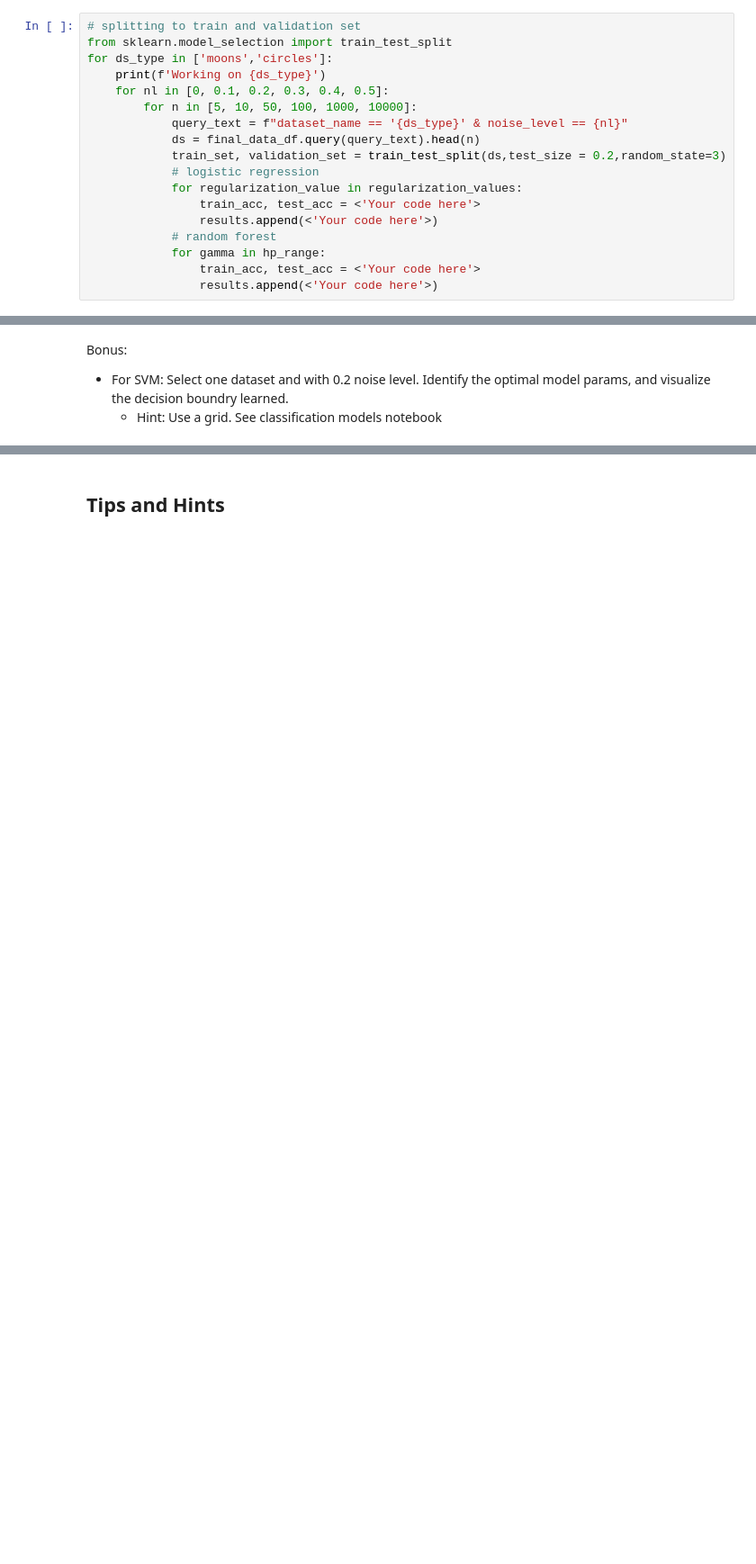
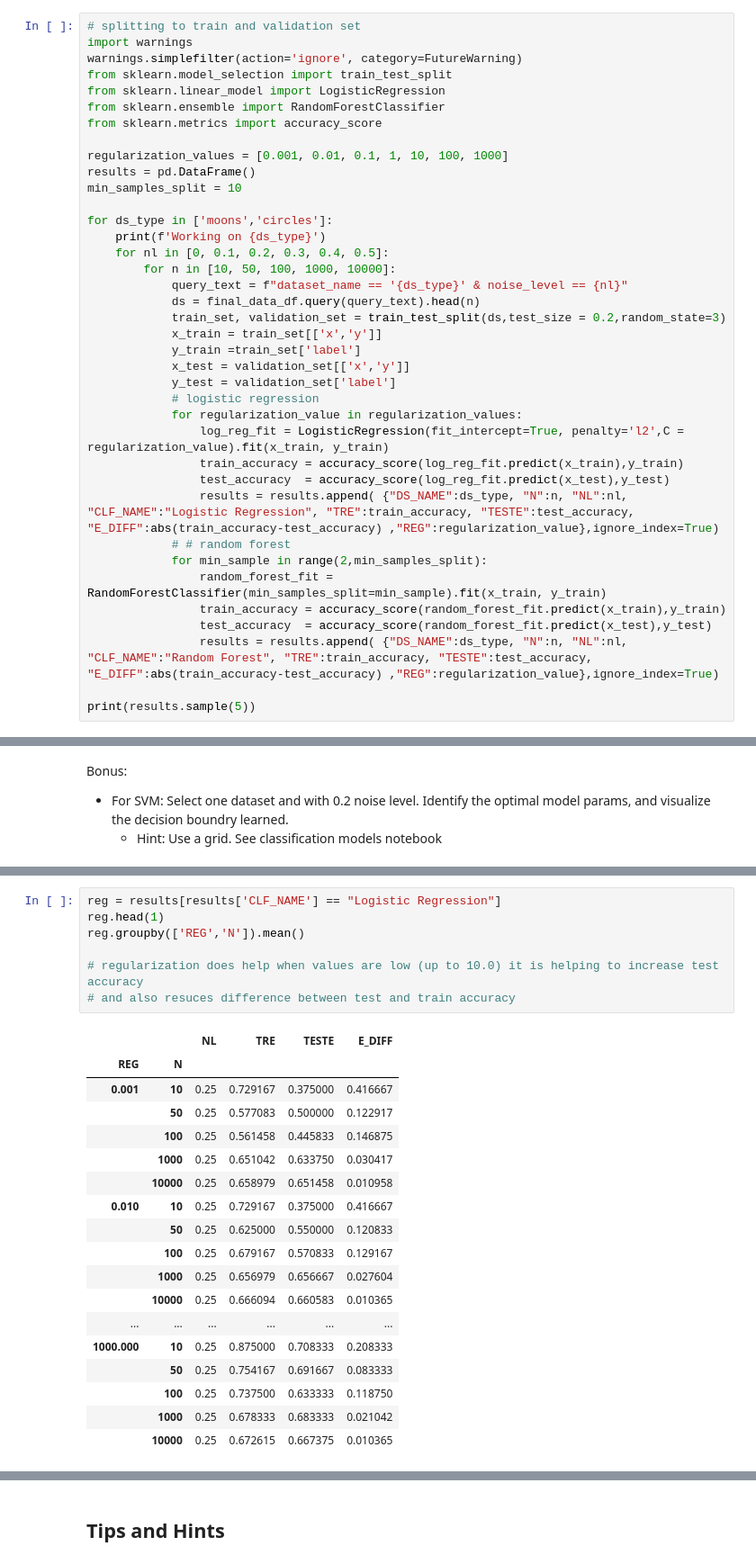
Before and after one commit to lior15/Python_ML_2023, a Jupyter notebook: Exercises/Modeling Exercise Solution.ipynb, the cells around one changed output, grey strips where cells are left out. Shown: that part at 90% size. Drawn from its saved outputs; the diff is of its cells as text; blank space fills up the shorter version.

```diff
--- a/Exercises/Modeling Exercise Solution.ipynb
+++ b/Exercises/Modeling Exercise Solution.ipynb
@@ -94,21 +94,41 @@ moons         0.0            10000
 Name: x, dtype: int64
 # %%
 # splitting to train and validation set
+import warnings
+warnings.simplefilter(action='ignore', category=FutureWarning)
 from sklearn.model_selection import train_test_split
+from sklearn.linear_model import LogisticRegression
+from sklearn.ensemble import RandomForestClassifier
+from sklearn.metrics import accuracy_score
+
+regularization_values = [0.001, 0.01, 0.1, 1, 10, 100, 1000]
+results = pd.DataFrame()
+min_samples_split = 10
+
 for ds_type in ['moons','circles']:
     print(f'Working on {ds_type}')
     for nl in [0, 0.1, 0.2, 0.3, 0.4, 0.5]:
-        for n in [5, 10, 50, 100, 1000, 10000]:
+        for n in [10, 50, 100, 1000, 10000]:
             query_text = f"dataset_name == '{ds_type}' & noise_level == {nl}"
             ds = final_data_df.query(query_text).head(n)
             train_set, validation_set = train_test_split(ds,test_size = 0.2,random_state=3)
+            x_train = train_set[['x','y']]
+            y_train =train_set['label']
+            x_test = validation_set[['x','y']]
+            y_test = validation_set['label']
             # logistic regression
             for regularization_value in regularization_values:
-                train_acc, test_acc = <'Your code here'>
-                results.append(<'Your code here'>)
-            # random forest
-            for gamma in hp_range:
-                train_acc, test_acc = <'Your code here'>
-                results.append(<'Your code here'>)
+                log_reg_fit = LogisticRegression(fit_intercept=True, penalty='l2',C = regularization_value).fit(x_train, y_train)
+                train_accuracy = accuracy_score(log_reg_fit.predict(x_train),y_train)
+                test_accuracy  = accuracy_score(log_reg_fit.predict(x_test),y_test)
+                results = results.append( {"DS_NAME":ds_type, "N":n, "NL":nl, "CLF_NAME":"Logistic Regression", "TRE":train_accuracy, "TESTE":test_accuracy, "E_DIFF":abs(train_accuracy-test_accuracy) ,"REG":regularization_value},ignore_index=True)
+            # # random forest
+            for min_sample in range(2,min_samples_split):
+                random_forest_fit = RandomForestClassifier(min_samples_split=min_sample).fit(x_train, y_train)
+                train_accuracy = accuracy_score(random_forest_fit.predict(x_train),y_train)
+                test_accuracy  = accuracy_score(random_forest_fit.predict(x_test),y_test)
+                results = results.append( {"DS_NAME":ds_type, "N":n, "NL":nl, "CLF_NAME":"Random Forest", "TRE":train_accuracy, "TESTE":test_accuracy, "E_DIFF":abs(train_accuracy-test_accuracy) ,"REG":regularization_value},ignore_index=True)
+
+print(results.sample(5))
 # %% [output]
 Working on moons
@@ -144,0 +160,26 @@ Bonus:
+# %%
+reg = results[results['CLF_NAME'] == "Logistic Regression"]
+reg.head(1)
+reg.groupby(['REG','N']).mean()
+
+# regularization does help when values are low (up to 10.0) it is helping to increase test accuracy
+# and also resuces difference between test and train accuracy
+# %% [output]
+|  |  | NL | TRE | TESTE | E_DIFF |
+| REG | N |  |  |  |  |
+| 0.001 | 10 | 0.25 | 0.729167 | 0.375000 | 0.416667 |
+|  | 50 | 0.25 | 0.577083 | 0.500000 | 0.122917 |
+|  | 100 | 0.25 | 0.561458 | 0.445833 | 0.146875 |
+|  | 1000 | 0.25 | 0.651042 | 0.633750 | 0.030417 |
+|  | 10000 | 0.25 | 0.658979 | 0.651458 | 0.010958 |
+| 0.010 | 10 | 0.25 | 0.729167 | 0.375000 | 0.416667 |
+|  | 50 | 0.25 | 0.625000 | 0.550000 | 0.120833 |
+|  | 100 | 0.25 | 0.679167 | 0.570833 | 0.129167 |
+|  | 1000 | 0.25 | 0.656979 | 0.656667 | 0.027604 |
+|  | 10000 | 0.25 | 0.666094 | 0.660583 | 0.010365 |
+| ... | ... | ... | ... | ... | ... |
+| 1000.000 | 10 | 0.25 | 0.875000 | 0.708333 | 0.208333 |
+|  | 50 | 0.25 | 0.754167 | 0.691667 | 0.083333 |
+|  | 100 | 0.25 | 0.737500 | 0.633333 | 0.118750 |
+|  | 1000 | 0.25 | 0.678333 | 0.683333 | 0.021042 |
+|  | 10000 | 0.25 | 0.672615 | 0.667375 | 0.010365 |
```
Also changed, not shown: parts of 7 cells of this notebook.
